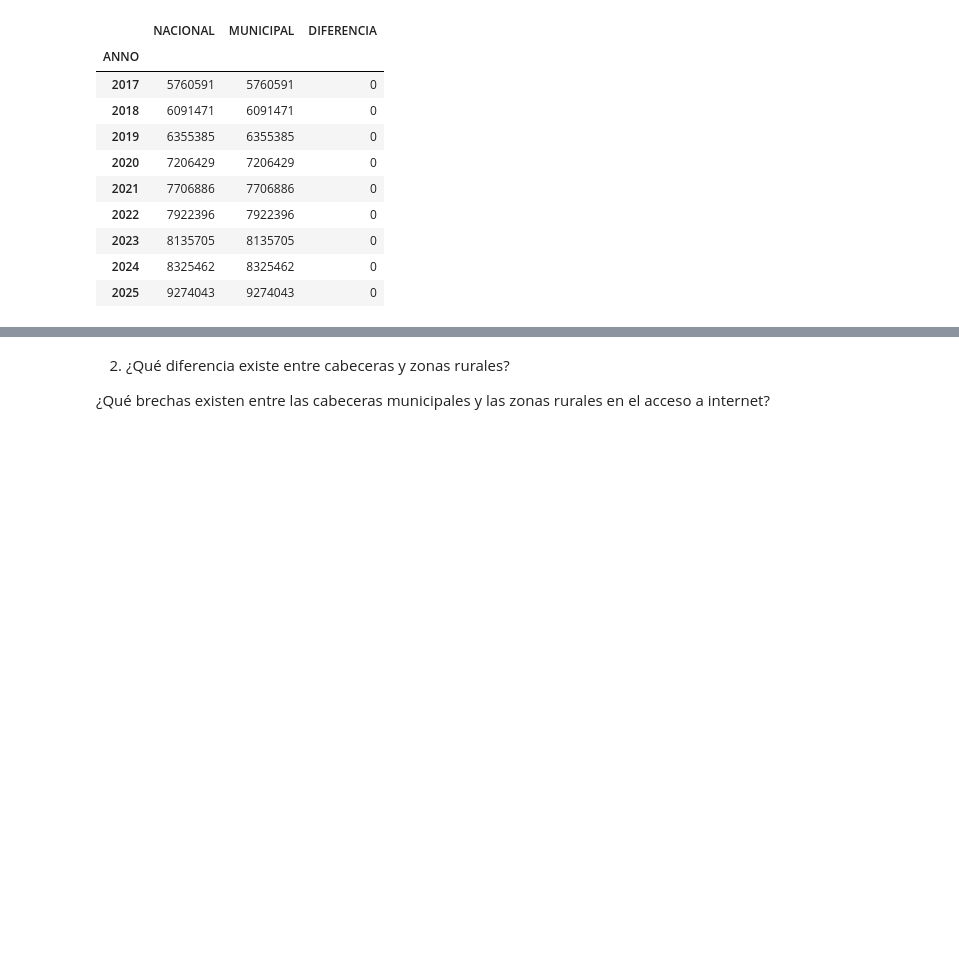
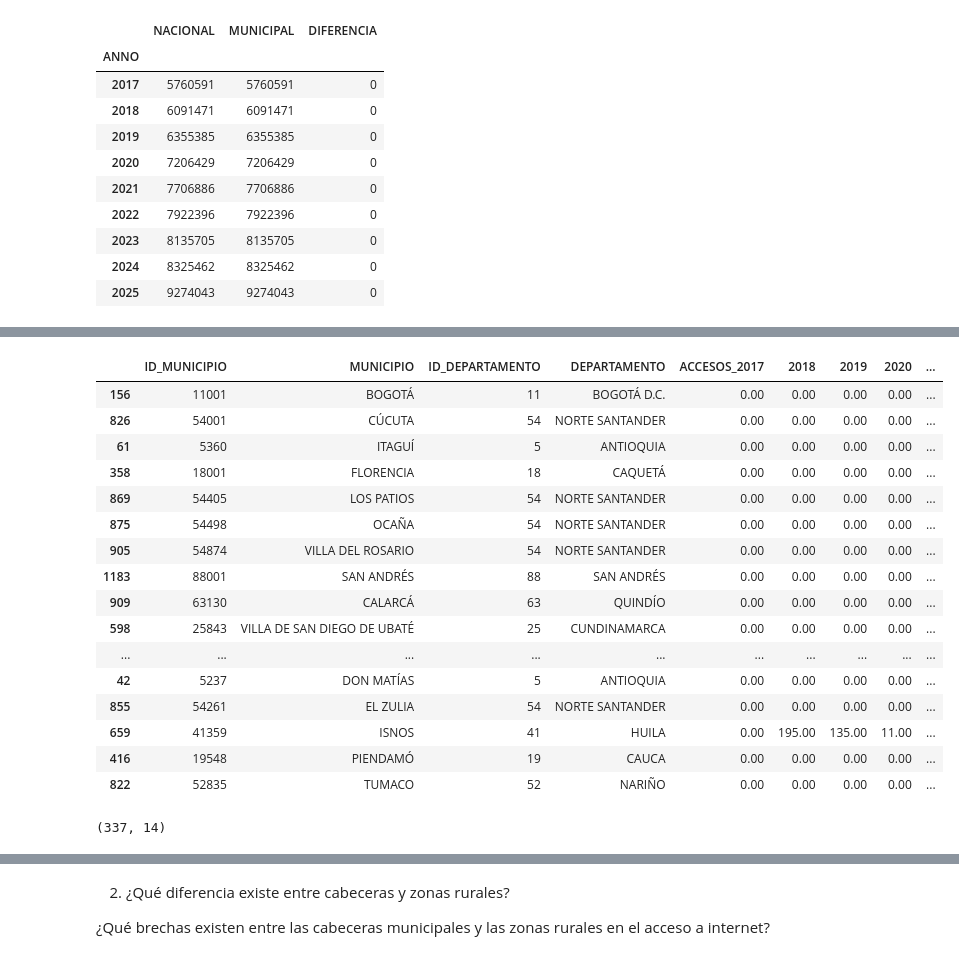
Before and after one commit to juanchocor/Colombia_en_datos, a Jupyter notebook: episodios/004_conectividad_brechas/notebooks/002_respuestas_y_graficos.ipynb, the cells around one changed output, grey strips where cells are left out. Cells and saved outputs as stored; diff of their text form; code cells hidden in the pictures; blank space fills up the shorter version.

```diff
--- a/episodios/004_conectividad_brechas/notebooks/002_respuestas_y_graficos.ipynb
+++ b/episodios/004_conectividad_brechas/notebooks/002_respuestas_y_graficos.ipynb
@@ -431,0 +448,37 @@ comparacion
+# %%
+municipios_excluidos = municipios_pivot[
+    (municipios_pivot["ACCESOS_2017"] == 0) |
+    (municipios_pivot["ACCESOS_2025"] == 0)
+].copy()
+
+municipios_excluidos["CAMBIO_ABSOLUTO"] = (
+    municipios_excluidos["ACCESOS_2025"]
+    - municipios_excluidos["ACCESOS_2017"]
+)
+
+municipios_excluidos.sort_values(
+    "CAMBIO_ABSOLUTO",
+    ascending=False
+).head(20)
+# %% [output]
+|  | ID_MUNICIPIO | MUNICIPIO | ID_DEPARTAMENTO | DEPARTAMENTO | ACCESOS_2017 | 2018 | 2019 | 2020 | ... |
+| 156 | 11001 | BOGOTÁ | 11 | BOGOTÁ D.C. | 0.00 | 0.00 | 0.00 | 0.00 | ... |
+| 826 | 54001 | CÚCUTA | 54 | NORTE SANTANDER | 0.00 | 0.00 | 0.00 | 0.00 | ... |
+| 61 | 5360 | ITAGUÍ | 5 | ANTIOQUIA | 0.00 | 0.00 | 0.00 | 0.00 | ... |
+| 358 | 18001 | FLORENCIA | 18 | CAQUETÁ | 0.00 | 0.00 | 0.00 | 0.00 | ... |
+| 869 | 54405 | LOS PATIOS | 54 | NORTE SANTANDER | 0.00 | 0.00 | 0.00 | 0.00 | ... |
+| 875 | 54498 | OCAÑA | 54 | NORTE SANTANDER | 0.00 | 0.00 | 0.00 | 0.00 | ... |
+| 905 | 54874 | VILLA DEL ROSARIO | 54 | NORTE SANTANDER | 0.00 | 0.00 | 0.00 | 0.00 | ... |
+| 1183 | 88001 | SAN ANDRÉS | 88 | SAN ANDRÉS | 0.00 | 0.00 | 0.00 | 0.00 | ... |
+| 909 | 63130 | CALARCÁ | 63 | QUINDÍO | 0.00 | 0.00 | 0.00 | 0.00 | ... |
+| 598 | 25843 | VILLA DE SAN DIEGO DE UBATÉ | 25 | CUNDINAMARCA | 0.00 | 0.00 | 0.00 | 0.00 | ... |
+| ... | ... | ... | ... | ... | ... | ... | ... | ... | ... |
+| 42 | 5237 | DON MATÍAS | 5 | ANTIOQUIA | 0.00 | 0.00 | 0.00 | 0.00 | ... |
+| 855 | 54261 | EL ZULIA | 54 | NORTE SANTANDER | 0.00 | 0.00 | 0.00 | 0.00 | ... |
+| 659 | 41359 | ISNOS | 41 | HUILA | 0.00 | 195.00 | 135.00 | 11.00 | ... |
+| 416 | 19548 | PIENDAMÓ | 19 | CAUCA | 0.00 | 0.00 | 0.00 | 0.00 | ... |
+| 822 | 52835 | TUMACO | 52 | NARIÑO | 0.00 | 0.00 | 0.00 | 0.00 | ... |
+# %%
+municipios_excluidos.shape
+# %% [output]
+(337, 14)
```
Also changed, not shown: parts of 29 cells of this notebook.
